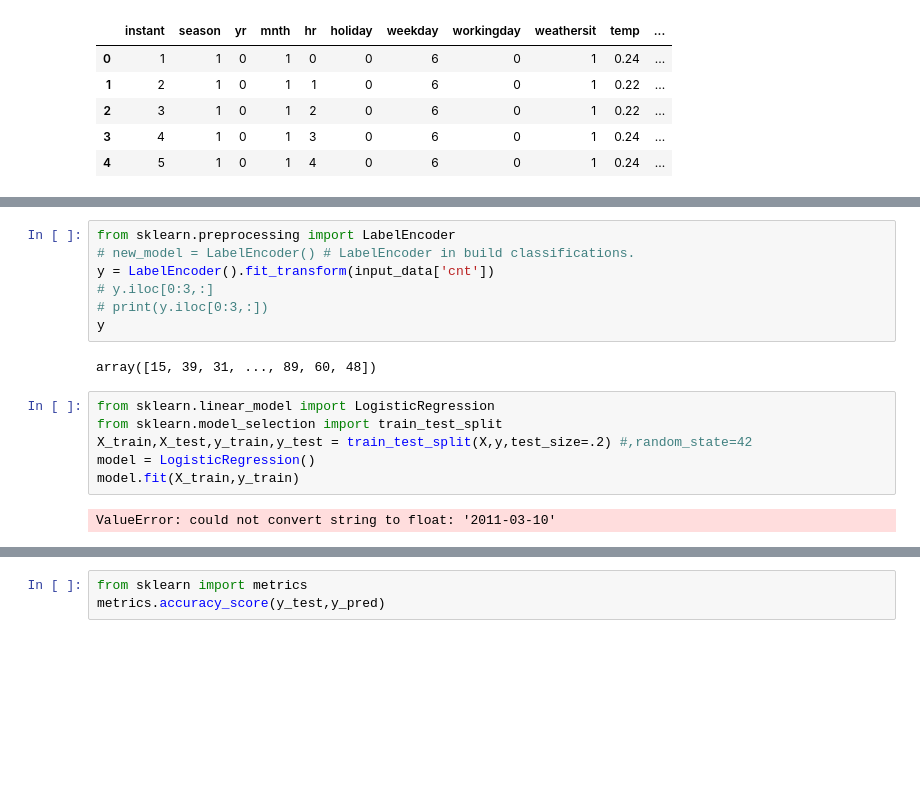
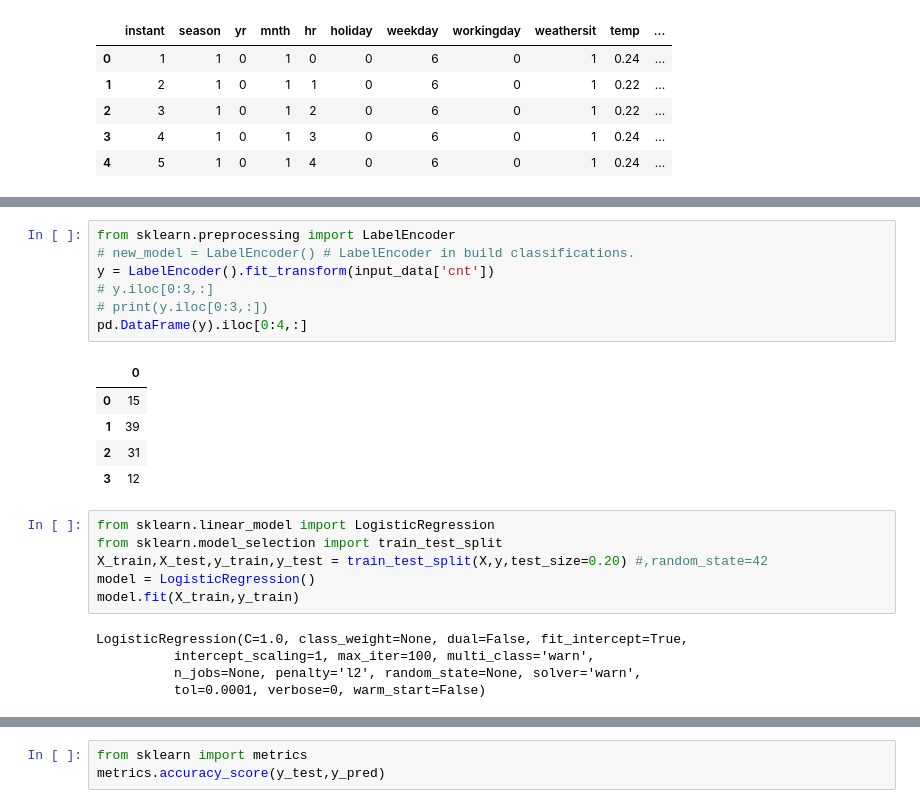
Before and after one commit to Leek03/dsia, a Jupyter notebook: hieu/LinearRegressionHomework/Saeedgod_rules-LogisticClassification-Bikeshare.ipynb, the cells around one changed output, grey strips where cells are left out. Drawn from its saved outputs; the diff is of its cells as text; blank space fills up the shorter version.

Commit message:
update logistic & linear regression labs

```diff
--- a/hieu/LinearRegressionHomework/Saeedgod_rules-LogisticClassification-Bikeshare.ipynb
+++ b/hieu/LinearRegressionHomework/Saeedgod_rules-LogisticClassification-Bikeshare.ipynb
@@ -51,20 +51,27 @@ plt.show()
 # %%
 from sklearn.preprocessing import LabelEncoder
 # new_model = LabelEncoder() # LabelEncoder in build classifications.
 y = LabelEncoder().fit_transform(input_data['cnt'])
 # y.iloc[0:3,:]
 # print(y.iloc[0:3,:])
-y
+pd.DataFrame(y).iloc[0:4,:]
 # %% [output]
-array([15, 39, 31, ..., 89, 60, 48])
+|  | 0 |
+| 0 | 15 |
+| 1 | 39 |
+| 2 | 31 |
+| 3 | 12 |
 # %%
 from sklearn.linear_model import LogisticRegression
 from sklearn.model_selection import train_test_split
-X_train,X_test,y_train,y_test = train_test_split(X,y,test_size=.2) #,random_state=42
+X_train,X_test,y_train,y_test = train_test_split(X,y,test_size=0.20) #,random_state=42
 model = LogisticRegression()
 model.fit(X_train,y_train)
 # %% [output]
-ValueError: could not convert string to float: '2011-03-10'
+LogisticRegression(C=1.0, class_weight=None, dual=False, fit_intercept=True,
+          intercept_scaling=1, max_iter=100, multi_class='warn',
+          n_jobs=None, penalty='l2', random_state=None, solver='warn',
+          tol=0.0001, verbose=0, warm_start=False)
 # %%
 y_pred = model.predict(X_test)
 y_pred
```
Also changed, not shown: parts of 4 cells of this notebook, 5 other files.
